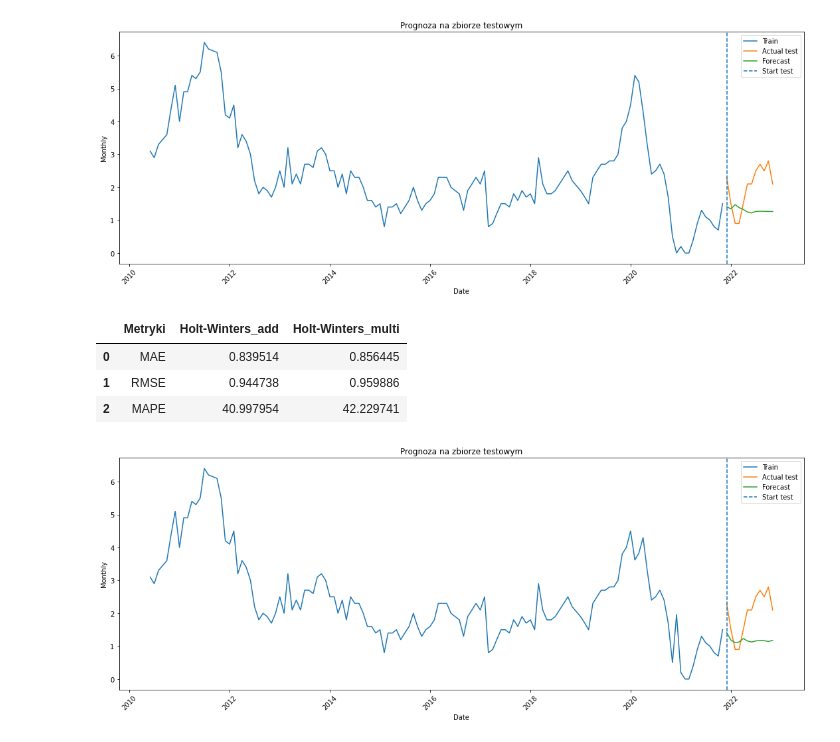
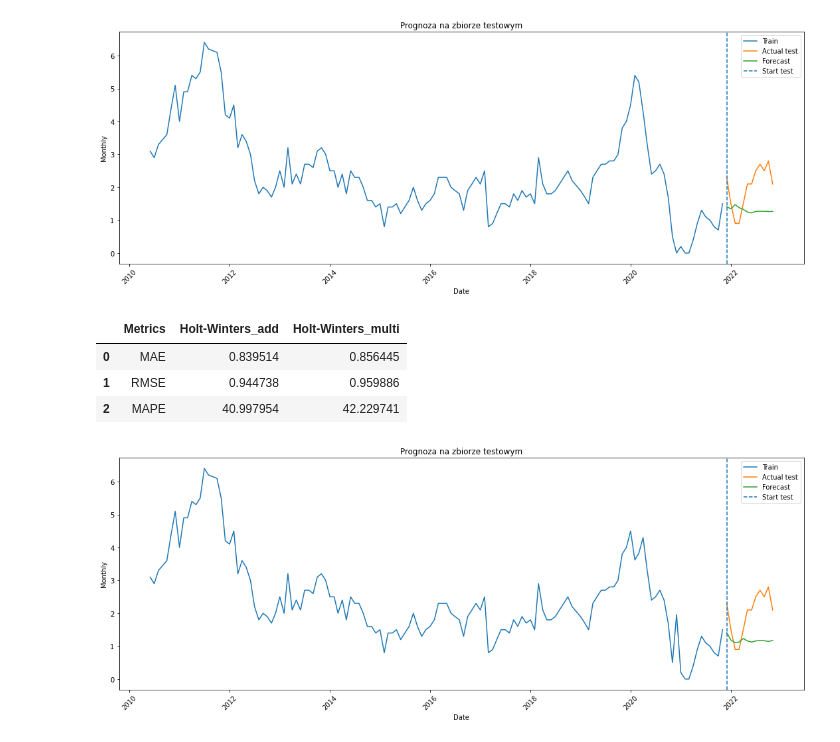
Before and after one commit to EmiliaKowalczyk/Mentoring-program, a Jupyter notebook: Statistics_Algorithms_Practice/task-03-Time_Series_Modeling/Time_Series_Modeling_Practice.ipynb, the cells around one changed output. Cells and saved outputs as stored; diff of their text form; code cells hidden in the pictures.

```diff
--- a/Statistics_Algorithms_Practice/task-03-Time_Series_Modeling/Time_Series_Modeling_Practice.ipynb
+++ b/Statistics_Algorithms_Practice/task-03-Time_Series_Modeling/Time_Series_Modeling_Practice.ipynb
@@ -375,21 +336,21 @@ y_pred_hw_multi= fit_and_forecast(hw_model_multi,train,test)
 # %%
 mae_hw_add = mean_absolute_error(test, y_pred_hw_add)
 rmse_hw_add = np.sqrt(mean_squared_error(test, y_pred_hw_add))
 mape_hw_add = np.mean(np.abs((test - y_pred_hw_add)  / test )) * 100
 
 mae_hw_multi = mean_absolute_error(test, y_pred_hw_multi)
 rmse_hw_multi = np.sqrt(mean_squared_error(test, y_pred_hw_multi))
 mape_hw_multi = np.mean(np.abs((test - y_pred_hw_multi)  / test )) * 100
 
 
 results_Holt_Winters = pd.DataFrame({
-        "Metryki": ["MAE", "RMSE", "MAPE"],
+        "Metrics": ["MAE", "RMSE", "MAPE"],
         "Holt-Winters_add": [mae_hw_add, rmse_hw_add, mape_hw_add],
         "Holt-Winters_multi": [mae_hw_multi, rmse_hw_multi, mape_hw_multi]
     })
 results_Holt_Winters
 # %% [output]
-|  | Metryki | Holt-Winters_add | Holt-Winters_multi |
+|  | Metrics | Holt-Winters_add | Holt-Winters_multi |
 | 0 | MAE | 0.839514 | 0.856445 |
 | 1 | RMSE | 0.944738 | 0.959886 |
 | 2 | MAPE | 40.997954 | 42.229741 |
```
Also changed, not shown: parts of 21 cells of this notebook.
